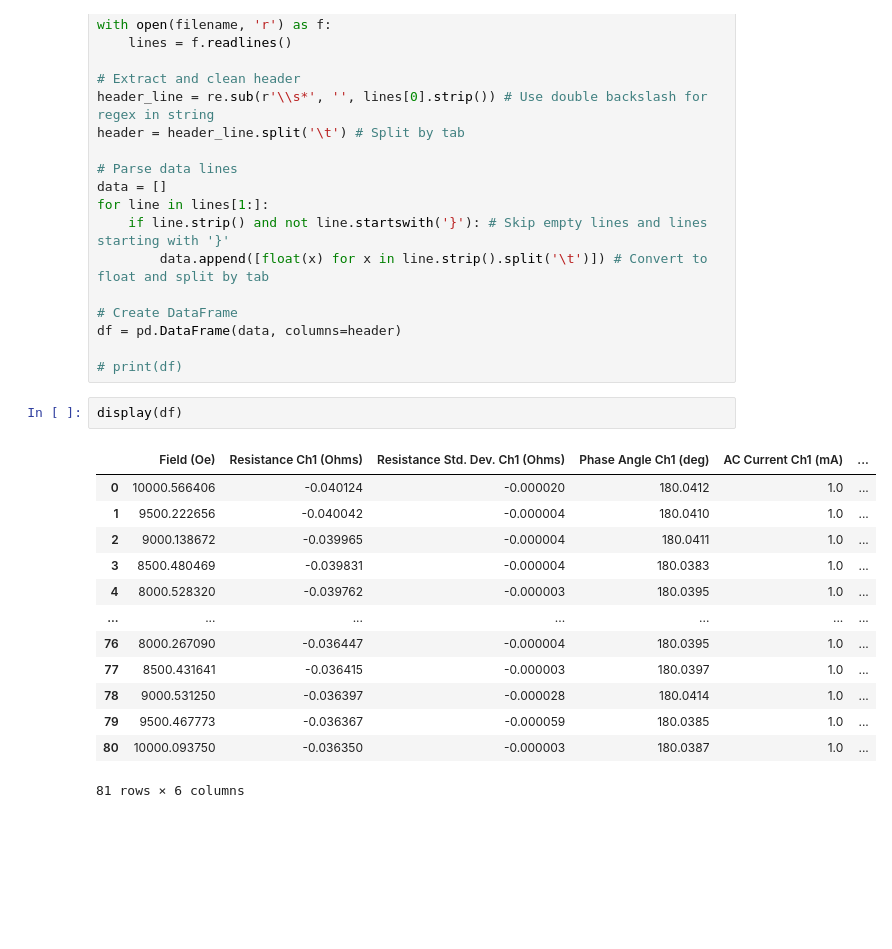
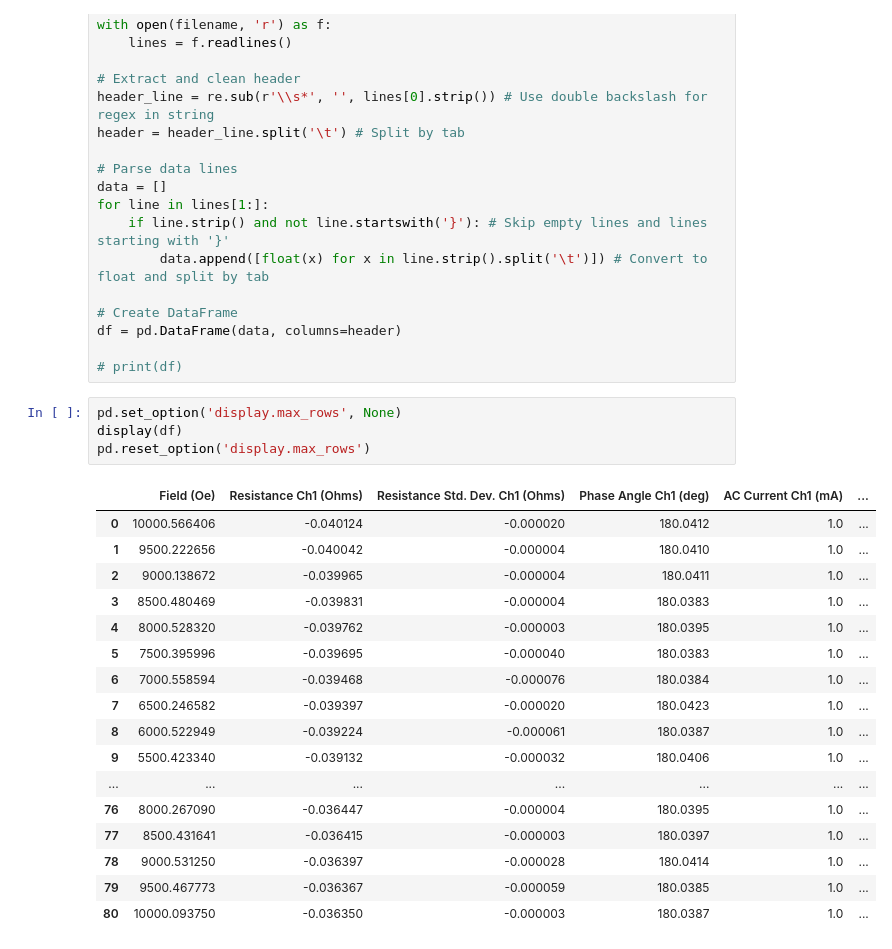
Before and after one commit to jajapuramshivasai/Advanced-Experimental-Techniques-in-Quantum-Materials, a Jupyter notebook: Hall_bar.ipynb, the cells around one changed output. Saved outputs shown, nothing was run; the diff lists cells and outputs as text; blank space fills up the shorter version.

```diff
--- a/Hall_bar.ipynb
+++ b/Hall_bar.ipynb
@@ -177,19 +177,25 @@ for line in lines[1:]:
 df = pd.DataFrame(data, columns=header)
 
 # print(df)
-# %%
-display(df)
-# %% [output]
-|  | Field (Oe) | Resistance Ch1 (Ohms) | Resistance Std. Dev. Ch1 (Ohms) | Phase Angle Ch1 (deg) | AC Current Ch1 (mA) | ... |
-| 0 | 10000.566406 | -0.040124 | -0.000020 | 180.0412 | 1.0 | ... |
-| 1 | 9500.222656 | -0.040042 | -0.000004 | 180.0410 | 1.0 | ... |
-| 2 | 9000.138672 | -0.039965 | -0.000004 | 180.0411 | 1.0 | ... |
-| 3 | 8500.480469 | -0.039831 | -0.000004 | 180.0383 | 1.0 | ... |
-| 4 | 8000.528320 | -0.039762 | -0.000003 | 180.0395 | 1.0 | ... |
-| ... | ... | ... | ... | ... | ... | ... |
-| 76 | 8000.267090 | -0.036447 | -0.000004 | 180.0395 | 1.0 | ... |
-| 77 | 8500.431641 | -0.036415 | -0.000003 | 180.0397 | 1.0 | ... |
-| 78 | 9000.531250 | -0.036397 | -0.000028 | 180.0414 | 1.0 | ... |
-| 79 | 9500.467773 | -0.036367 | -0.000059 | 180.0385 | 1.0 | ... |
-| 80 | 10000.093750 | -0.036350 | -0.000003 | 180.0387 | 1.0 | ... |
-81 rows × 6 columns
+# %%
+pd.set_option('display.max_rows', None)
+display(df)
+pd.reset_option('display.max_rows')
+# %% [output]
+|  | Field (Oe) | Resistance Ch1 (Ohms) | Resistance Std. Dev. Ch1 (Ohms) | Phase Angle Ch1 (deg) | AC Current Ch1 (mA) | ... |
+| 0 | 10000.566406 | -0.040124 | -0.000020 | 180.0412 | 1.0 | ... |
+| 1 | 9500.222656 | -0.040042 | -0.000004 | 180.0410 | 1.0 | ... |
+| 2 | 9000.138672 | -0.039965 | -0.000004 | 180.0411 | 1.0 | ... |
+| 3 | 8500.480469 | -0.039831 | -0.000004 | 180.0383 | 1.0 | ... |
+| 4 | 8000.528320 | -0.039762 | -0.000003 | 180.0395 | 1.0 | ... |
+| 5 | 7500.395996 | -0.039695 | -0.000040 | 180.0383 | 1.0 | ... |
+| 6 | 7000.558594 | -0.039468 | -0.000076 | 180.0384 | 1.0 | ... |
+| 7 | 6500.246582 | -0.039397 | -0.000020 | 180.0423 | 1.0 | ... |
+| 8 | 6000.522949 | -0.039224 | -0.000061 | 180.0387 | 1.0 | ... |
+| 9 | 5500.423340 | -0.039132 | -0.000032 | 180.0406 | 1.0 | ... |
+| ... | ... | ... | ... | ... | ... | ... |
+| 76 | 8000.267090 | -0.036447 | -0.000004 | 180.0395 | 1.0 | ... |
+| 77 | 8500.431641 | -0.036415 | -0.000003 | 180.0397 | 1.0 | ... |
+| 78 | 9000.531250 | -0.036397 | -0.000028 | 180.0414 | 1.0 | ... |
+| 79 | 9500.467773 | -0.036367 | -0.000059 | 180.0385 | 1.0 | ... |
+| 80 | 10000.093750 | -0.036350 | -0.000003 | 180.0387 | 1.0 | ... |
```
